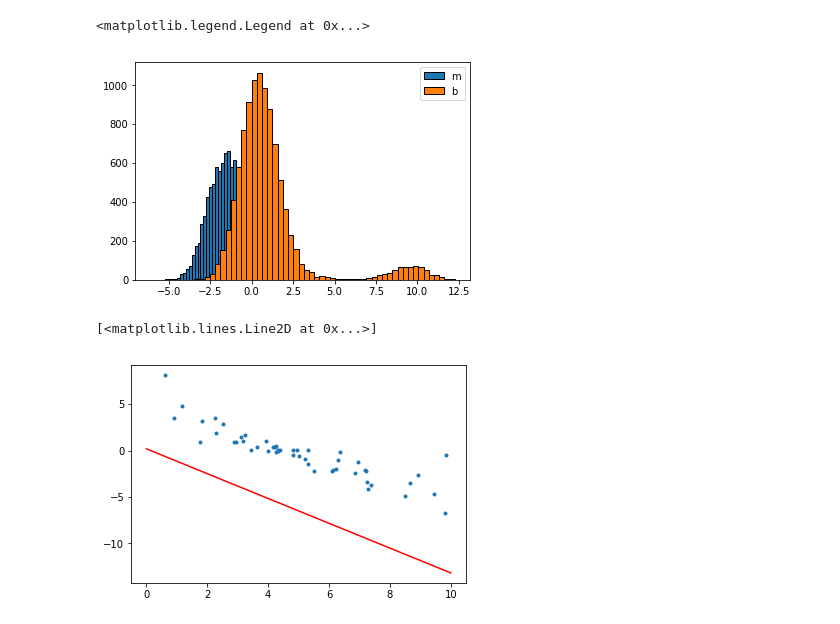
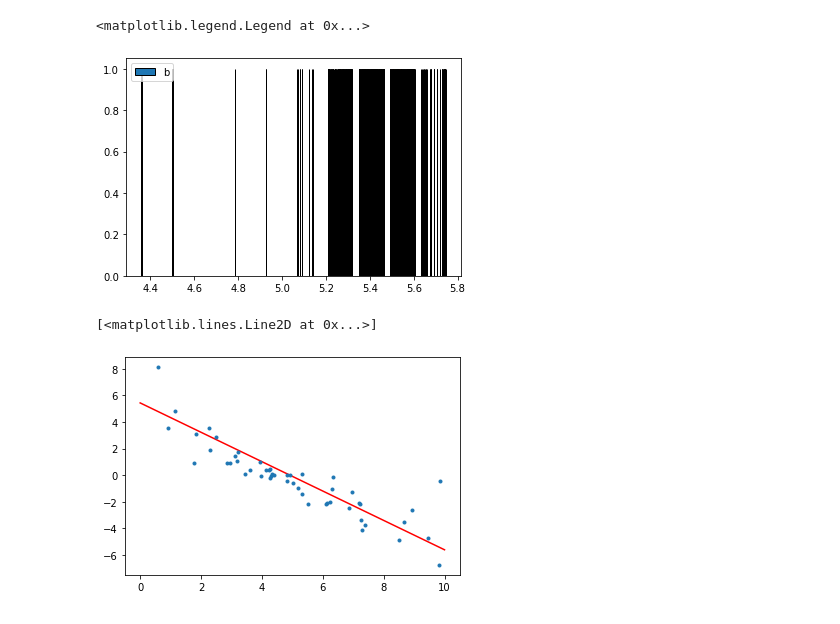
Before and after one commit to DCIDA2019/dcida2020ii-mchvz, a Jupyter notebook: Oct_16/Likelihood_3.ipynb, the cells around one changed output. Drawn from its saved outputs; the diff is of its cells as text; code cells hidden in the pictures.

```diff
--- a/Oct_16/Likelihood_3.ipynb
+++ b/Oct_16/Likelihood_3.ipynb
@@ -58,7 +74,7 @@ plt.plot(db[0],db[1],'.')
 O=[0,0]
 
 # número pasos
-s=10000
+s=50000
 
 # guardar los datos
 h=np.zeros([s+1,2])
@@ -66,10 +82,10 @@ h[0]=O
 
 # ----------------------------------------------------
 minm=-2
-maxm=0
+maxm=2
 Pm=1/(maxm-minm)
 
-minb=0
+minb=-10
 maxb=10
 Pb=1/(maxb-minb)
 # %%
@@ -92,27 +113,21 @@ for i in range(s):
     m1= (np.random.normal(m0,sig,1))
     b1= (np.random.normal(b0,sig,1))
 
-    posn = pos([m1,b1],db)
-
-
-
+    #posn = pos([m1,b1],db,Pm,Pb)
+    posn = posterior([m1,b1],db,Pm,Pb)
     h[i+1]=[m1,b1]
 
-    posn_v [i]= posn/posv
-
+    posn_v [i]= posn-posv
 
     if posn > posv*1:
+        posv = np.copy(posn)
+       m0 = np.copy(m1)
+        #b0 = np.copy(b1)
+        count = count+1
+        a.append(m1)
+        b.append(b1)
 
-        posv = np.copy(posn)
-        m0 = np.copy(m1)
-        b0 = np.copy(b1)
-
-        count = count+1
-        a.append(m0)
-        b.append(b0)
-
-
-    elif posn_v[i] > np.random.rand():
+    elif posn_v[i] > np.log(np.random.rand()):
         posv = np.copy(posn)
         m0 = np.copy(m1)
         b0 = np.copy(b1)
@@ -120,12 +135,3 @@ for i in range(s):
         count1 = count1+1
         a.append(m0)
         b.append(b0)
-
-
-
-print(count)
-print(count1)
-plt.plot(h[:,0],h[:,1],'.')
-plt.plot(a,b,'r.')
-plt.xlabel('m')
-plt.ylabel('b')
@@ -137,20 +198,19 @@ Text(0,0.5,'b')
 # %%
-plt.hist(h[:,0],50, edgecolor='black', label='m');
-plt.hist(h[:,1],50, edgecolor='black',label='b');
+plt.hist(b, edgecolor='black',label='b');
 plt.legend()
 # %% [output]
 <matplotlib.legend.Legend at 0x...>
-[figure, old version]
+[figure, new version]
 # %%
 xmin=0
 xmax=10
 dt=(xmax-xmin)/len(h[:,0])
 
 t=np.arange(xmin,xmax,dt)
-y=m0*t+b0
+y=np.median(a)*t+np.median(b)
 
 plt.plot(t,y,'r')
 plt.plot(db[0],db[1],'.')
 # %% [output]
 [<matplotlib.lines.Line2D at 0x...>]
-[figure, old version]
+[figure, new version]
```
Also changed, not shown: parts of 13 cells of this notebook.
